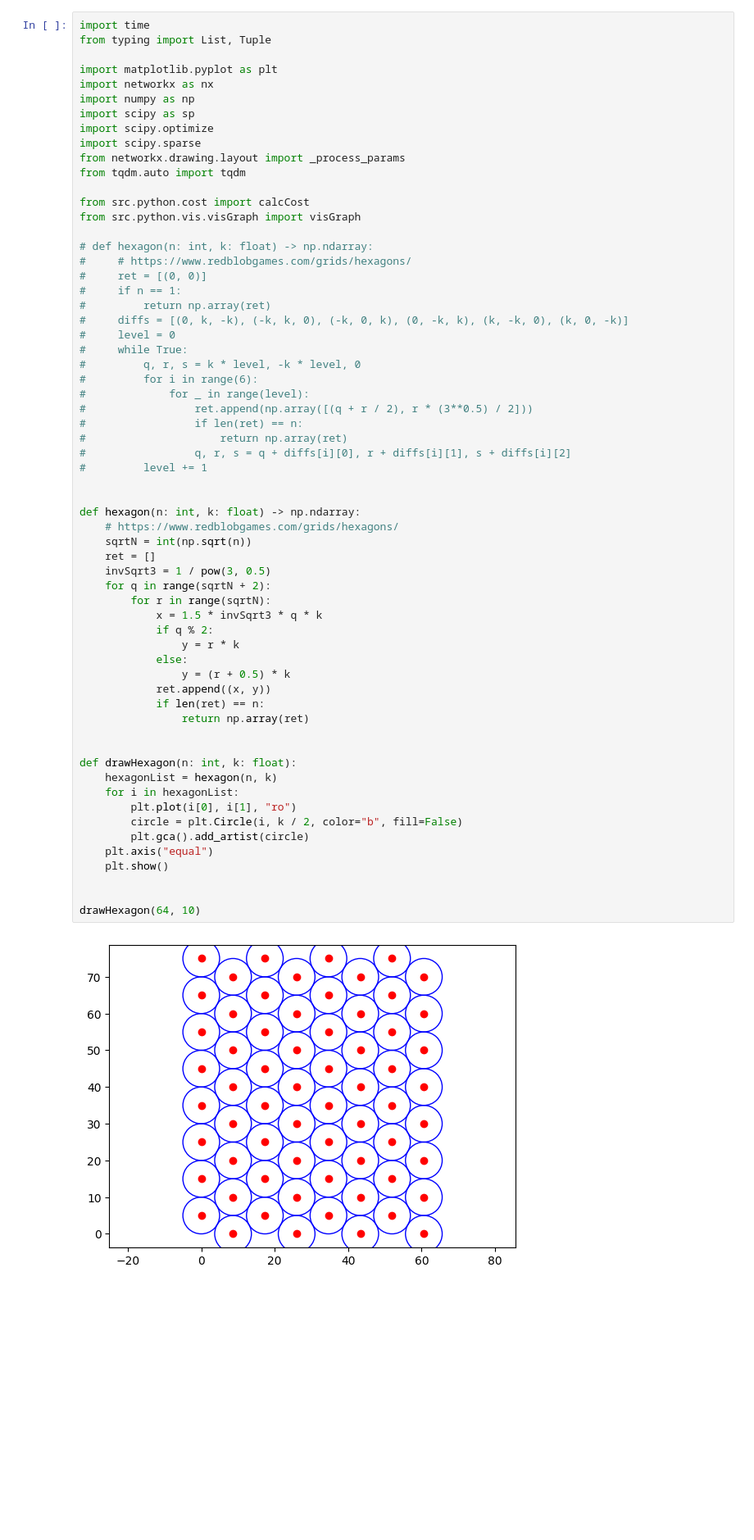
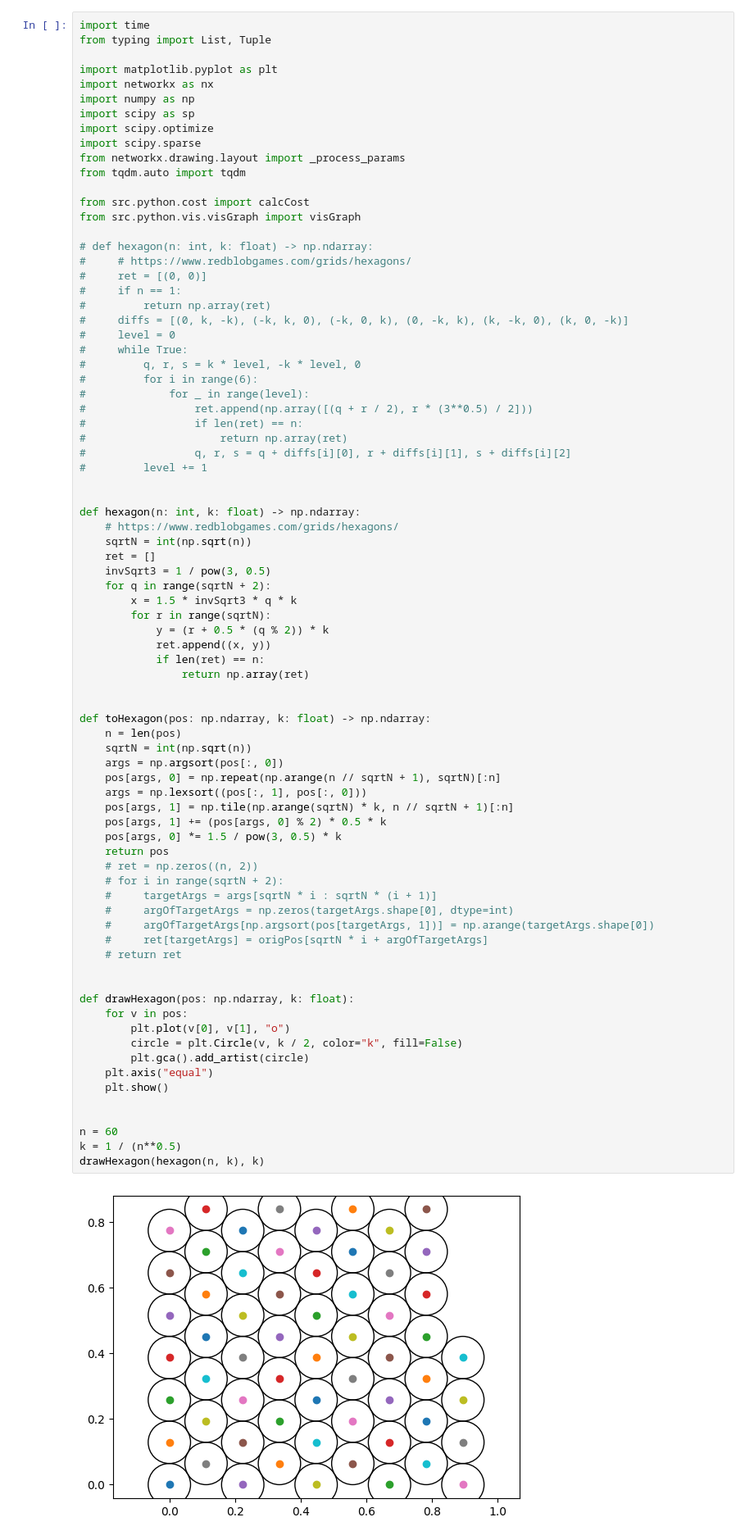
Before and after one commit to HirokiHamaguchi/Initial_Placement_for_Fruchterman-Reingold_Force_Model_with_Coordinate_Newton_Direction, a Jupyter notebook: src/jupyter/hexagon.ipynb, the cells around one changed output. Shown at 82% size. Cells and saved outputs as stored; diff of their text form; blank space fills up the shorter version.

Commit message:
update hexagon

```diff
--- a/src/jupyter/hexagon.ipynb
+++ b/src/jupyter/hexagon.ipynb
@@ -23,42 +23,59 @@ from src.python.vis.visGraph import visGraph
 #     level = 0
 #     while True:
 #         q, r, s = k * level, -k * level, 0
 #         for i in range(6):
 #             for _ in range(level):
 #                 ret.append(np.array([(q + r / 2), r * (3**0.5) / 2]))
 #                 if len(ret) == n:
 #                     return np.array(ret)
 #                 q, r, s = q + diffs[i][0], r + diffs[i][1], s + diffs[i][2]
 #         level += 1
 
 
 def hexagon(n: int, k: float) -> np.ndarray:
     # https://www.redblobgames.com/grids/hexagons/
     sqrtN = int(np.sqrt(n))
     ret = []
     invSqrt3 = 1 / pow(3, 0.5)
     for q in range(sqrtN + 2):
+        x = 1.5 * invSqrt3 * q * k
         for r in range(sqrtN):
-            x = 1.5 * invSqrt3 * q * k
-            if q % 2:
-                y = r * k
-            else:
-                y = (r + 0.5) * k
+            y = (r + 0.5 * (q % 2)) * k
             ret.append((x, y))
             if len(ret) == n:
                 return np.array(ret)
 
 
-def drawHexagon(n: int, k: float):
-    hexagonList = hexagon(n, k)
-    for i in hexagonList:
-        plt.plot(i[0], i[1], "ro")
-        circle = plt.Circle(i, k / 2, color="b", fill=False)
+def toHexagon(pos: np.ndarray, k: float) -> np.ndarray:
+    n = len(pos)
+    sqrtN = int(np.sqrt(n))
+    args = np.argsort(pos[:, 0])
+    pos[args, 0] = np.repeat(np.arange(n // sqrtN + 1), sqrtN)[:n]
+    args = np.lexsort((pos[:, 1], pos[:, 0]))
+    pos[args, 1] = np.tile(np.arange(sqrtN) * k, n // sqrtN + 1)[:n]
+    pos[args, 1] += (pos[args, 0] % 2) * 0.5 * k
+    pos[args, 0] *= 1.5 / pow(3, 0.5) * k
+    return pos
+    # ret = np.zeros((n, 2))
+    # for i in range(sqrtN + 2):
+    #     targetArgs = args[sqrtN * i : sqrtN * (i + 1)]
+    #     argOfTargetArgs = np.zeros(targetArgs.shape[0], dtype=int)
+    #     argOfTargetArgs[np.argsort(pos[targetArgs, 1])] = np.arange(targetArgs.shape[0])
+    #     ret[targetArgs] = origPos[sqrtN * i + argOfTargetArgs]
+    # return ret
+
+
+def drawHexagon(pos: np.ndarray, k: float):
+    for v in pos:
+        plt.plot(v[0], v[1], "o")
+        circle = plt.Circle(v, k / 2, color="k", fill=False)
         plt.gca().add_artist(circle)
     plt.axis("equal")
     plt.show()
 
 
-drawHexagon(64, 10)
+n = 60
+k = 1 / (n**0.5)
+drawHexagon(hexagon(n, k), k)
 # %% [output]
-[figure, old version]
+[figure, new version]
```
Also changed, not shown: parts of 7 cells of this notebook.
